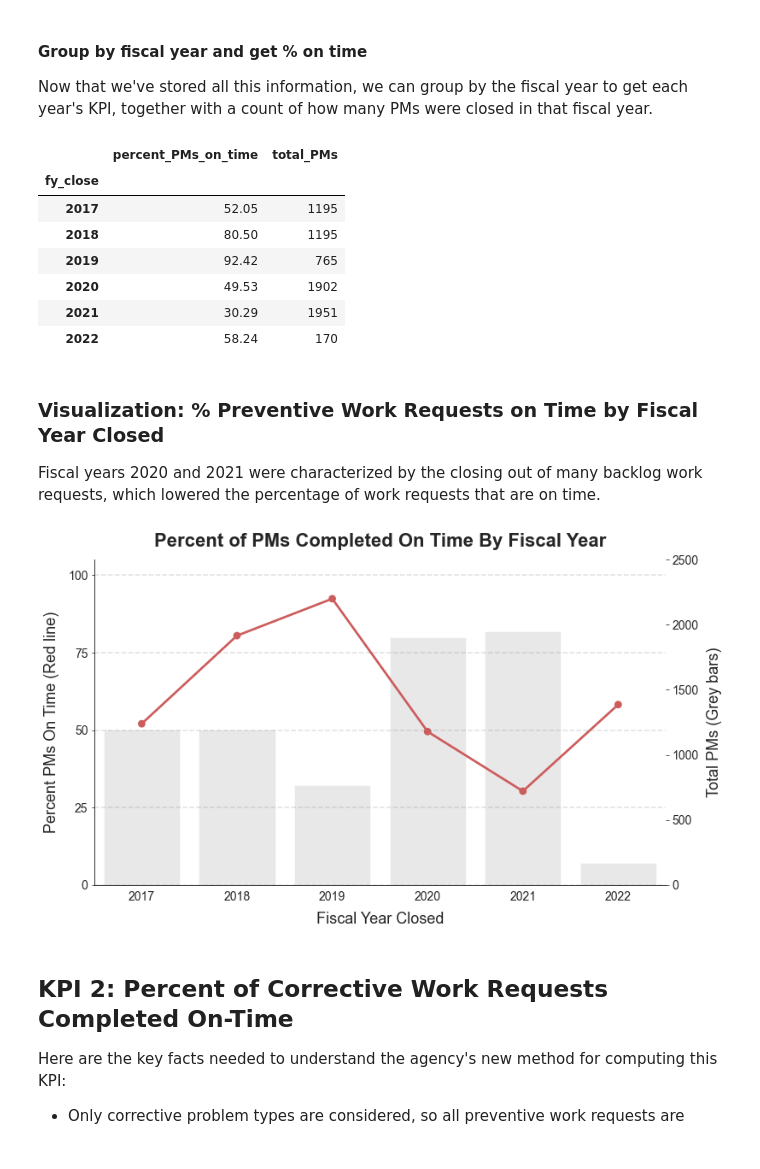
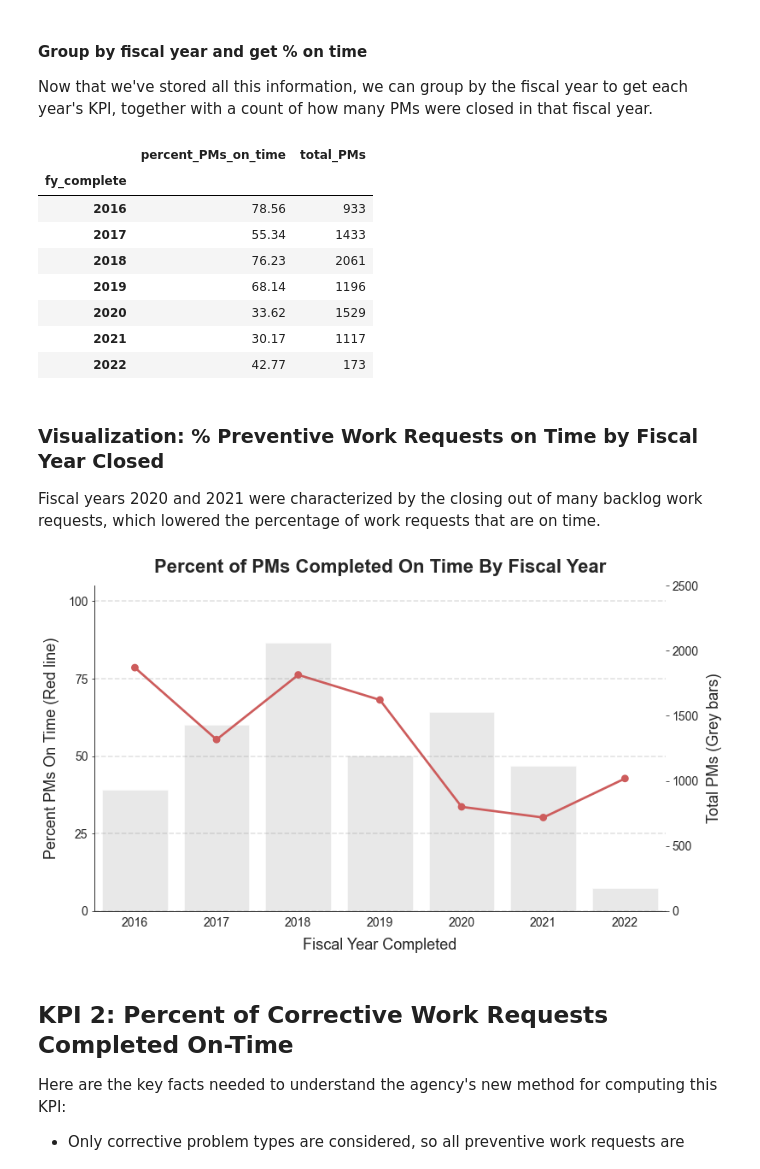
Before and after one commit to department-of-general-services/KPI_central, a Jupyter notebook: notebooks/FMD_scorecard.ipynb, the cells around one changed output. Cells and saved outputs as stored; diff of their text form; code cells hidden in the pictures.

Commit message:
Closes #25

```diff
--- a/notebooks/FMD_scorecard.ipynb
+++ b/notebooks/FMD_scorecard.ipynb
@@ -204,37 +203,38 @@ df_pm[
 Now that we've stored all this information, we can group by the fiscal year to get each year's KPI, together with a count of how many PMs were closed in that fiscal year.
 # %%
 pm_compliance = compute_kpi_table(
-    df_pm, "percent_PMs_on_time", "total_PMs", grouping_var="fy_close"
+    df_pm, "percent_PMs_on_time", "total_PMs", grouping_var="fy_complete"
 )
 pm_compliance
 # %% [output]
 |  | percent_PMs_on_time | total_PMs |
-| fy_close |  |  |
-| 2017 | 52.05 | 1195 |
-| 2018 | 80.50 | 1195 |
-| 2019 | 92.42 | 765 |
-| 2020 | 49.53 | 1902 |
-| 2021 | 30.29 | 1951 |
-| 2022 | 58.24 | 170 |
+| fy_complete |  |  |
+| 2016 | 78.56 | 933 |
+| 2017 | 55.34 | 1433 |
+| 2018 | 76.23 | 2061 |
+| 2019 | 68.14 | 1196 |
+| 2020 | 33.62 | 1529 |
+| 2021 | 30.17 | 1117 |
+| 2022 | 42.77 | 173 |
 # %% [markdown]
 ### Visualization: % Preventive Work Requests on Time by Fiscal Year Closed
 Fiscal years 2020 and 2021 were characterized by the closing out of many backlog work requests, which lowered the percentage of work requests that are on time.
 # %%
 pointplot_with_barplot(
     pm_compliance,
     x=pm_compliance.index,
     point_y="percent_PMs_on_time",
     bar_y="total_PMs",
     yaxis_freq_bar=500,
     yaxis_freq_point=25,
     ymax_bar=2_500,
-    xlabel="Fiscal Year Closed",
+    xlabel="Fiscal Year Completed",
     ylabel_point="Percent PMs On Time (Red line)",
     ylabel_bar="Total PMs (Grey bars)",
     title="Percent of PMs Completed On Time By Fiscal Year",
 )
 # %% [output]
-[figure, old version]
+[figure, new version]
 # %% [markdown]
 ## KPI 2: Percent of Corrective Work Requests Completed On-Time
 Here are the key facts needed to understand the agency's new method for computing this KPI:
```
Also changed, not shown: parts of 22 cells of this notebook, 1 other file.
